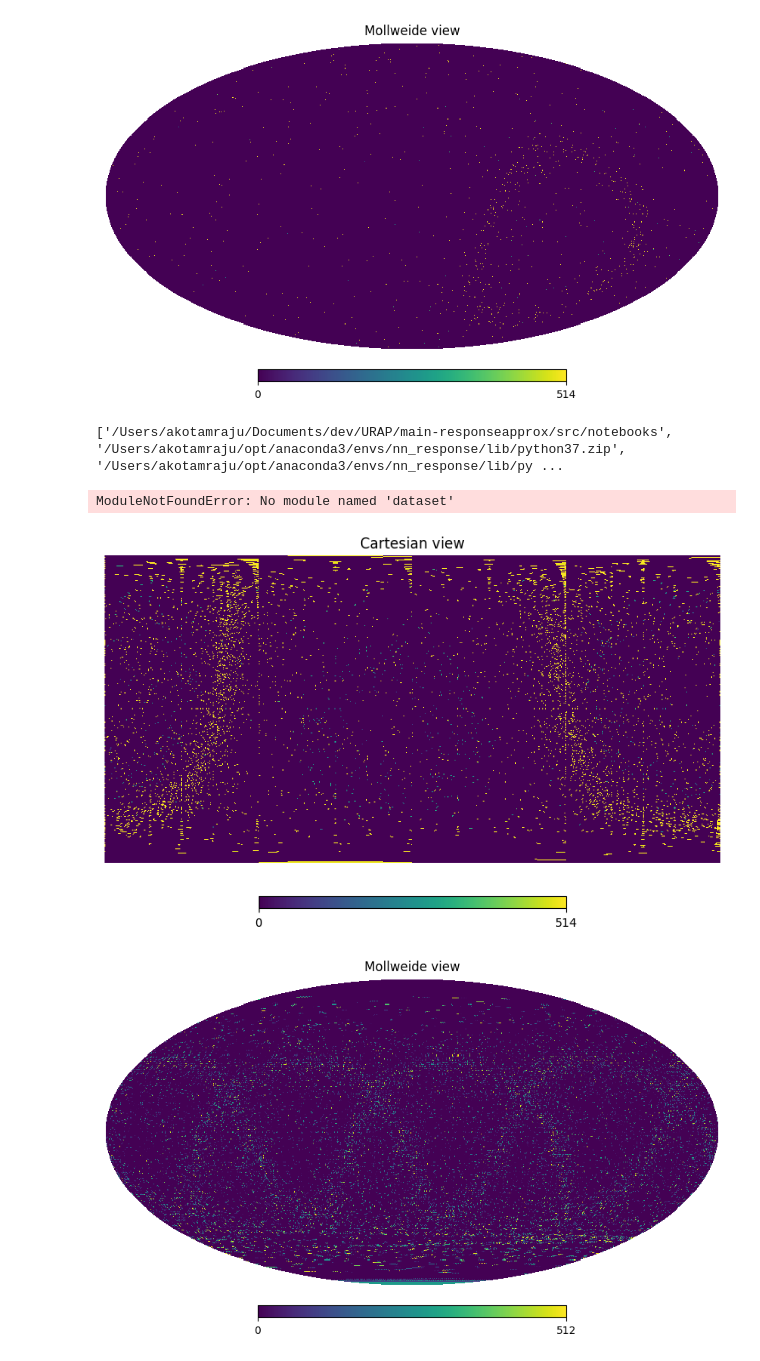
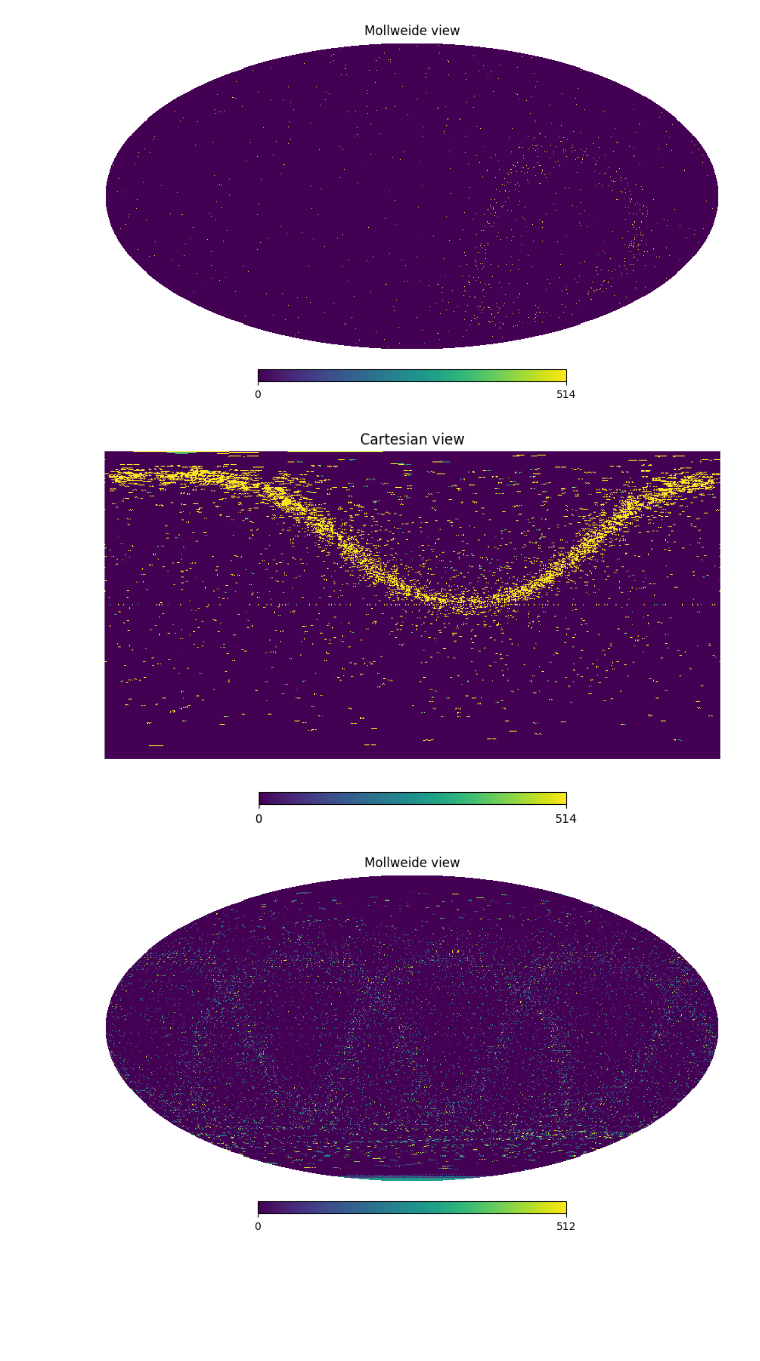
Before and after one commit to zoglauer/nn-response-approximation, a Jupyter notebook: src/notebooks/display_cross_sec.ipynb, the cells around one changed output. Cells and saved outputs as stored; diff of their text form; code cells hidden in the pictures; blank space fills up the shorter version.

```diff
--- a/src/notebooks/display_cross_sec.ipynb
+++ b/src/notebooks/display_cross_sec.ipynb
@@ -10,7 +10,7 @@ import numpy as np
 import pickle
 
 
-f = open(f"/Users/akotamraju/Documents/dev/URAP/main-responseapprox/data/128-denoised/FlatContinuumIsotropic.inc925.id1.tra.gz.pkl", "rb");
+f = open(f"/Users/akotamraju/Documents/dev/URAP/main-responseapprox/data/128-denoised/FlatContinuumIsotropic.inc970.id1.tra.gz.pkl", "rb");
 
 vals = pickle.load(f)
 
@@ -150,17 +154,10 @@ new_test_data = split_data['y'][5]
 hp.mollview(new_test_data)
 # %% [output]
 [figure]
-# %%
-sys.path.append("../dataset")
-print(sys.path)
-from dataset.HealpixSimDataset import HealpixSimDataset
-# %% [output]
-['/Users/akotamraju/Documents/dev/URAP/main-responseapprox/src/notebooks', '/Users/akotamraju/opt/anaconda3/envs/nn_response/lib/python37.zip', '/Users/akotamraju/opt/anaconda3/envs/nn_response/lib/py ...
-ModuleNotFoundError: No module named 'dataset'
 # %%
-cartmap = hp.cartview(y_arr[20], return_projected_map=True)
+cartmap = hp.cartview(y_arr[10], return_projected_map=True)
 # %% [output]
-[figure, old version]
+[figure, new version]
 # %%
 import cv2
 reshaped = cv2.resize(cartmap, (384, 512))
```
Also changed, not shown: parts of 5 cells of this notebook, 1 other file.
